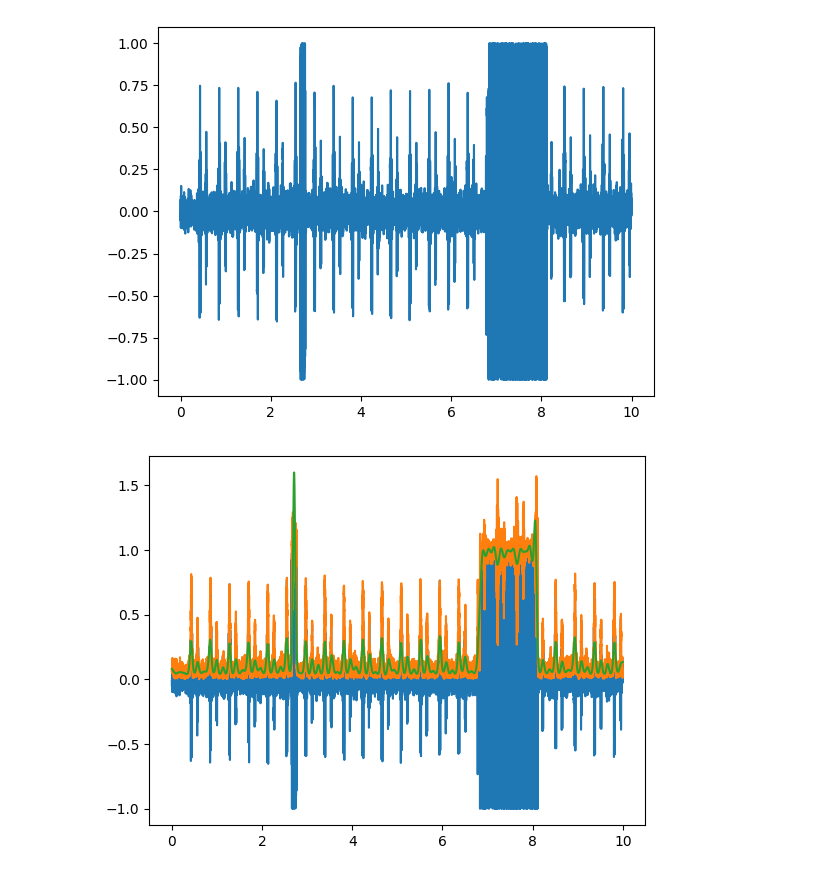
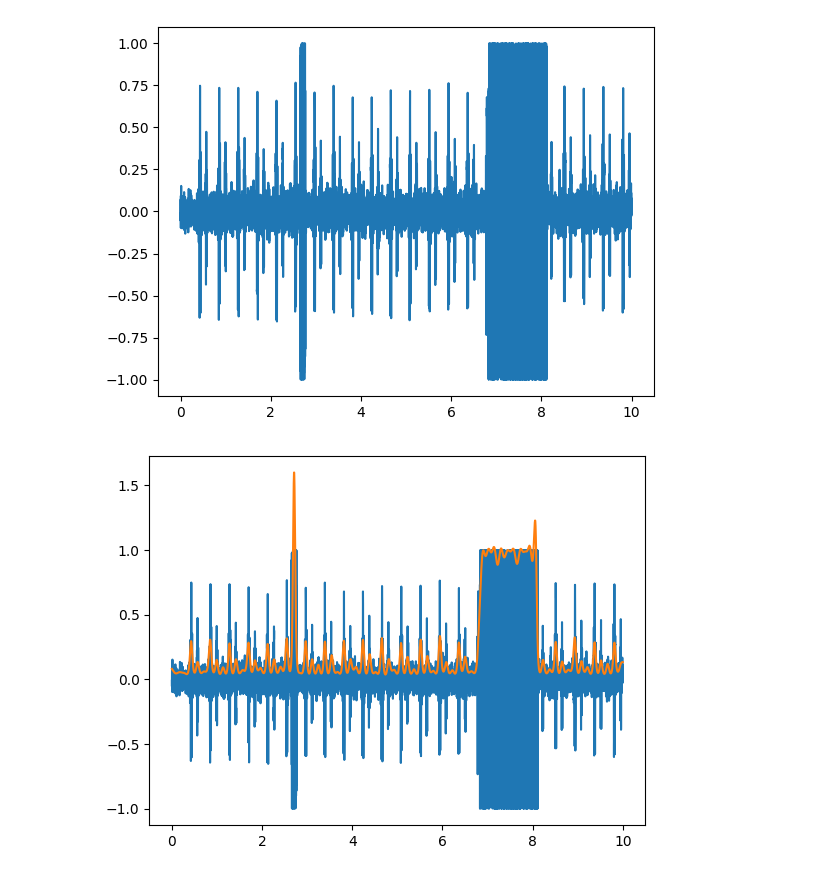
Before and after one commit to mulkr/pyPCG-toolbox, a Jupyter notebook: testing_sandbox.ipynb, the cells around one changed output. Drawn from its saved outputs; the diff is of its cells as text; code cells hidden in the pictures.

```diff
--- a/testing_sandbox.ipynb
+++ b/testing_sandbox.ipynb
@@ -23,10 +23,11 @@ pcg.plot(normd)
 # %%
 import pyPCG.preprocessing as preproc
 
 h_env = preproc.homomorphic(normd)
 pcg.plot(normd)
+pcg.plot(h_env)
 # %% [output]
-[figure, old version]
+[figure, new version]
 # %%
 BP_filterd = preproc.filter(preproc.filter(normd,6,100,"LP"),6,20,"HP")
 pcg.plot(BP_filterd)
```
Also changed, not shown: parts of 2 cells of this notebook, 2 other files.
